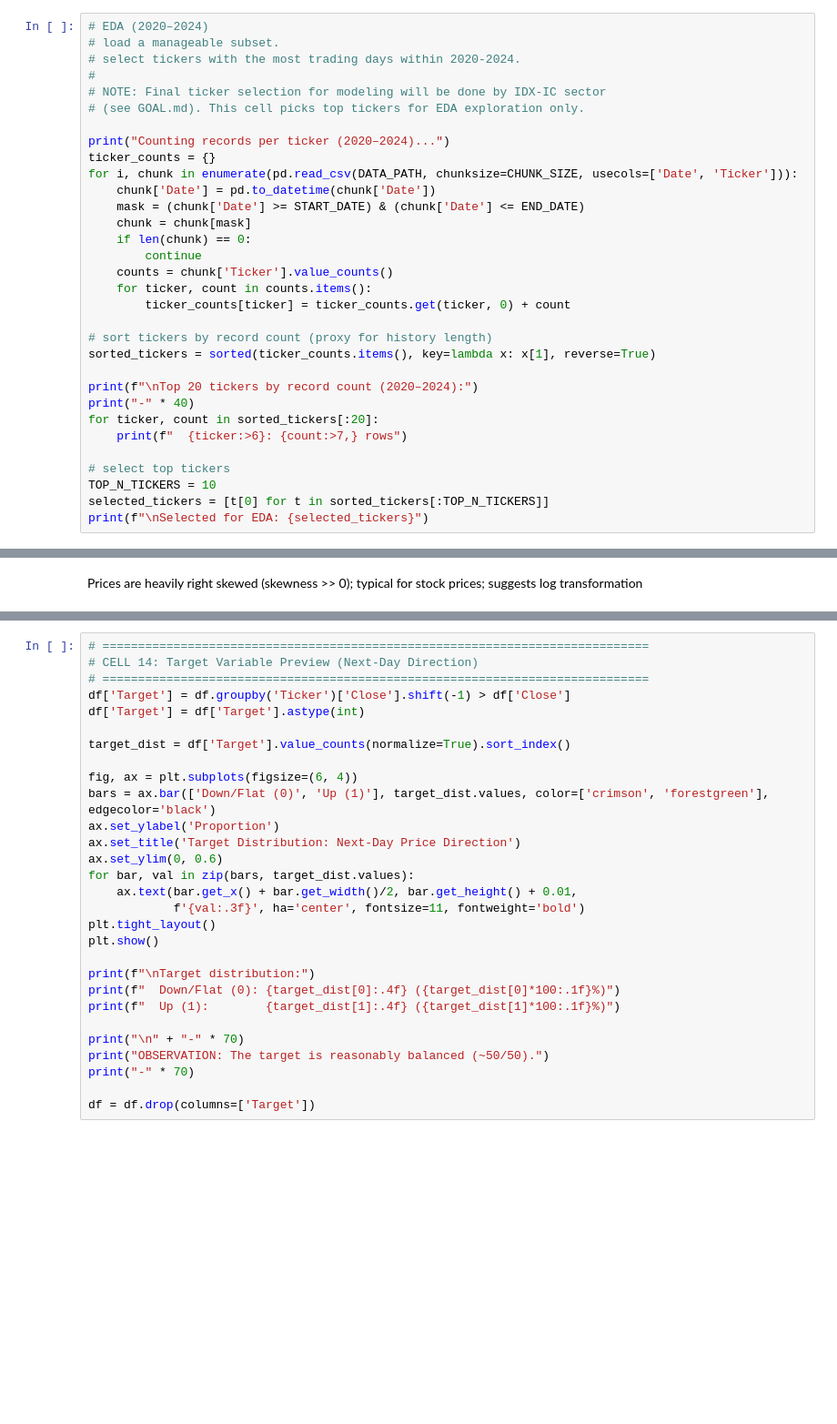
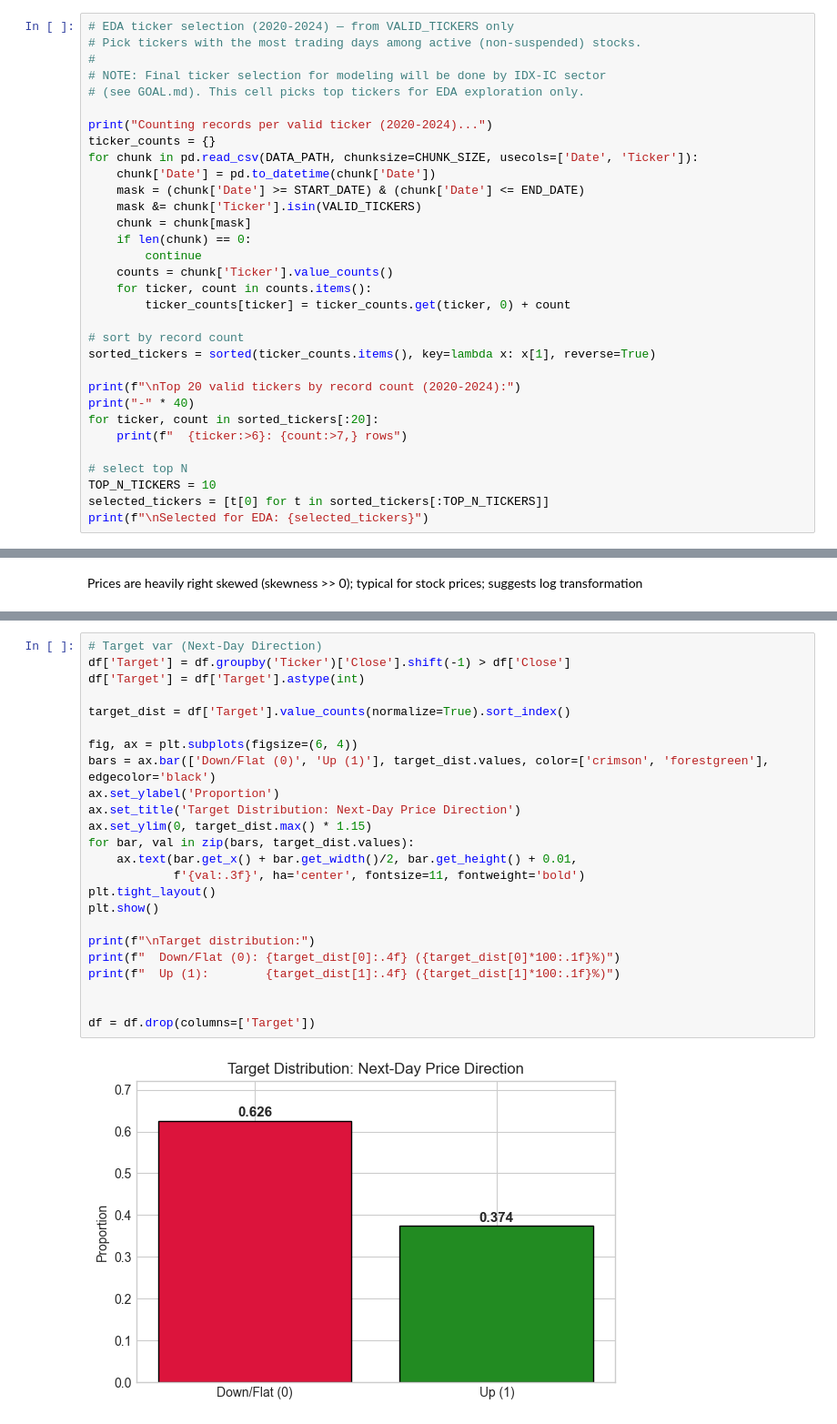
Before and after one commit to DraPraks/JCI-Time-Series, a Jupyter notebook: idx_prediction.ipynb, the cells around one changed output, grey strips where cells are left out. Shown at 91% size. Saved outputs shown, nothing was run; the diff lists cells and outputs as text; blank space fills up the shorter version.

```diff
--- a/idx_prediction.ipynb
+++ b/idx_prediction.ipynb
@@ -184,18 +181,18 @@ Approx. rows per ticker: 895
 Total chunks read:       6
 ======================================================================
 # %%
-# EDA (2020–2024)
-# load a manageable subset.
-# select tickers with the most trading days within 2020-2024.
+# EDA ticker selection (2020-2024) — from VALID_TICKERS only
+# Pick tickers with the most trading days among active (non-suspended) stocks.
 #
 # NOTE: Final ticker selection for modeling will be done by IDX-IC sector
 # (see GOAL.md). This cell picks top tickers for EDA exploration only.
 
-print("Counting records per ticker (2020–2024)...")
+print("Counting records per valid ticker (2020-2024)...")
 ticker_counts = {}
-for i, chunk in enumerate(pd.read_csv(DATA_PATH, chunksize=CHUNK_SIZE, usecols=['Date', 'Ticker'])):
+for chunk in pd.read_csv(DATA_PATH, chunksize=CHUNK_SIZE, usecols=['Date', 'Ticker']):
     chunk['Date'] = pd.to_datetime(chunk['Date'])
     mask = (chunk['Date'] >= START_DATE) & (chunk['Date'] <= END_DATE)
+    mask &= chunk['Ticker'].isin(VALID_TICKERS)
     chunk = chunk[mask]
     if len(chunk) == 0:
         continue
@@ -203,15 +200,15 @@ for i, chunk in enumerate(pd.read_csv(DATA_PATH, chunksize=CHUNK_SIZE, usecols=[
     for ticker, count in counts.items():
         ticker_counts[ticker] = ticker_counts.get(ticker, 0) + count
 
-# sort tickers by record count (proxy for history length)
+# sort by record count
 sorted_tickers = sorted(ticker_counts.items(), key=lambda x: x[1], reverse=True)
 
-print(f"\nTop 20 tickers by record count (2020–2024):")
+print(f"\nTop 20 valid tickers by record count (2020-2024):")
 print("-" * 40)
 for ticker, count in sorted_tickers[:20]:
     print(f"  {ticker:>6}: {count:>7,} rows")
 
-# select top tickers
+# select top N
 TOP_N_TICKERS = 10
 selected_tickers = [t[0] for t in sorted_tickers[:TOP_N_TICKERS]]
 print(f"\nSelected for EDA: {selected_tickers}")
@@ -519,29 +503,26 @@ print("-" * 70)
 # %%
-# =============================================================================
-# CELL 14: Target Variable Preview (Next-Day Direction)
-# =============================================================================
+# Target var (Next-Day Direction)
 df['Target'] = df.groupby('Ticker')['Close'].shift(-1) > df['Close']
 df['Target'] = df['Target'].astype(int)
 
 target_dist = df['Target'].value_counts(normalize=True).sort_index()
 
 fig, ax = plt.subplots(figsize=(6, 4))
 bars = ax.bar(['Down/Flat (0)', 'Up (1)'], target_dist.values, color=['crimson', 'forestgreen'], edgecolor='black')
 ax.set_ylabel('Proportion')
 ax.set_title('Target Distribution: Next-Day Price Direction')
-ax.set_ylim(0, 0.6)
+ax.set_ylim(0, target_dist.max() * 1.15)
 for bar, val in zip(bars, target_dist.values):
     ax.text(bar.get_x() + bar.get_width()/2, bar.get_height() + 0.01,
             f'{val:.3f}', ha='center', fontsize=11, fontweight='bold')
 plt.tight_layout()
 plt.show()
 
 print(f"\nTarget distribution:")
 print(f"  Down/Flat (0): {target_dist[0]:.4f} ({target_dist[0]*100:.1f}%)")
 print(f"  Up (1):        {target_dist[1]:.4f} ({target_dist[1]*100:.1f}%)")
 
-print("\n" + "-" * 70)
-print("OBSERVATION: The target is reasonably balanced (~50/50).")
-print("-" * 70)
 
 df = df.drop(columns=['Target'])
+# %% [output]
+[figure, added]
```
Also changed, not shown: parts of 16 cells of this notebook.
